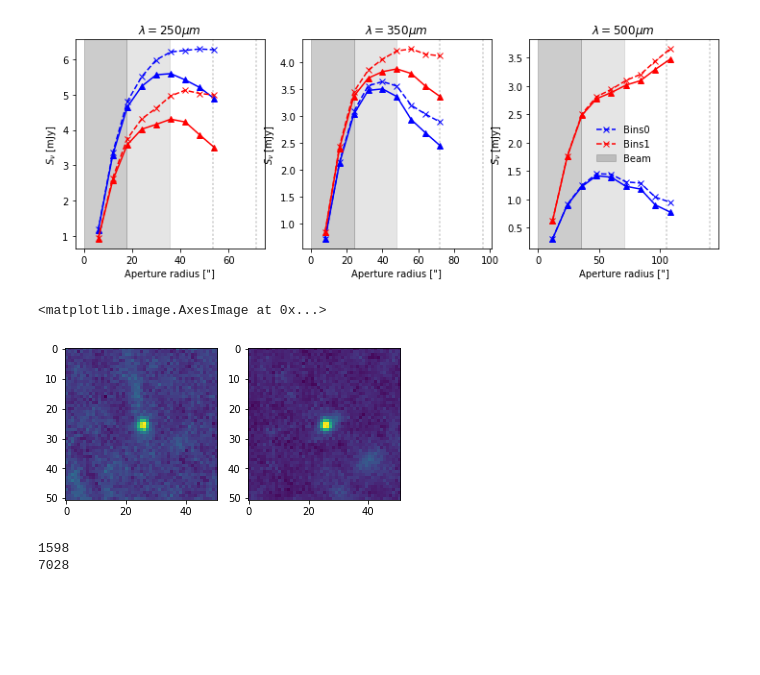
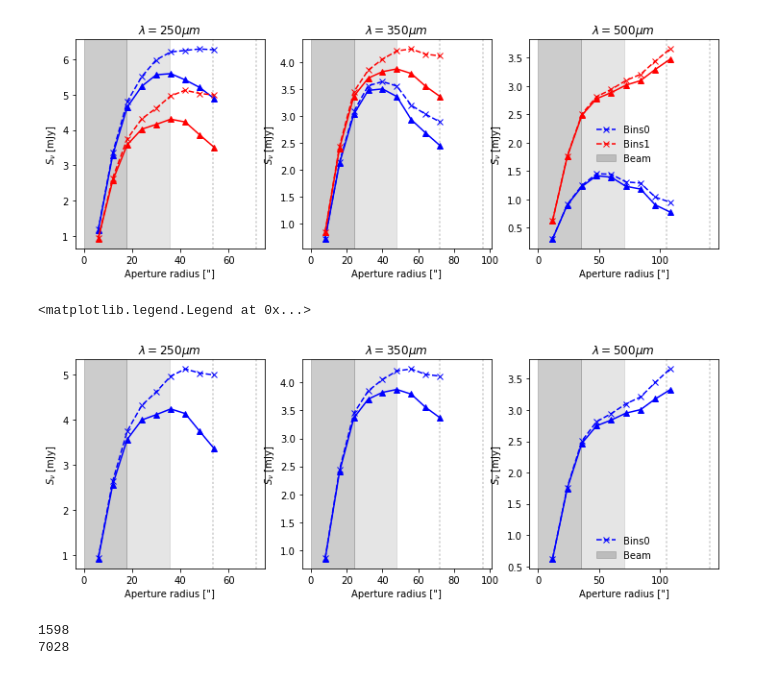
Before and after one commit to fbianchini/StacktSZ, a Jupyter notebook: plots_stacks_zbins.ipynb, the cells around one changed output. Cells and saved outputs as stored; diff of their text form; code cells hidden in the pictures; blank space fills up the shorter version.

```diff
--- a/plots_stacks_zbins.ipynb
+++ b/plots_stacks_zbins.ipynb
@@ -130,15 +126,41 @@ plt.legend(loc='best',frameon=False)
 # %% [output]
 <matplotlib.legend.Legend at 0x...>
 [figure]
-# %%
-l = 250
-plt.subplot(121)
-plt.imshow(np.concatenate([sims[l][patch][0].copy() - bkd[l][patch][0].mean() for patch in patches], axis=0).mean(0))
-plt.subplot(122)
-plt.imshow(np.concatenate([sims[l][patch][1].copy() - bkd[l][patch][1].mean() for patch in patches], axis=0).mean(0))
-# %% [output]
-<matplotlib.image.AxesImage at 0x...>
-[figure, removed]
+# %%
+ph_mean = []
+ph_mean2 = []
+cols = {0:'b', 1:'r', 2:'g', 3:'y', 4:'k', 5:'c'}
+j=1
+fig = plt.figure(figsize=(12,4))
+for lambda_ in lambdas:
+    plt.subplot(1,3,j)
+    plt.title(r'$\lambda=%d \mu m$ ' %lambda_)
+
+    for idz in xrange(len(zbins)):
+        for i in xrange(1,rmax+1):
+            ph_mean.append(GetTotPhotometryFromStacks(lambda_, idz, i, r_in=3*psf[lambda_]/reso[lambda_], r_out=4*psf[lambda_]/reso[lambda_], remove_mean=False, remove_max=15))
+            ph_mean2.append(GetTotPhotometryFromStacks(lambda_, idz, i, remove_mean=True, remove_max=15))
+
+        plt.plot(reso[lambda_]*np.arange(1,rmax+1), ph_mean,'--x', label='Bins' + str(idz), color=cols[idz])
+        plt.plot(reso[lambda_]*np.arange(1,rmax+1), ph_mean2,'-^', color=cols[idz])
+
+        ph_mean = []
+        ph_mean2 = []
+
+
+    plt.axvspan(0, psf[lambda_], alpha=0.4, color='grey', label=r'Beam')
+    plt.axvspan(psf[lambda_], 2*psf[lambda_], alpha=0.2, color='grey')
+    plt.axvline(3*psf[lambda_], ls=':', alpha=0.2, color='k')
+    plt.axvline(4*psf[lambda_], ls=':', alpha=0.2, color='k')
+#     plt.ylim([0,12])
+#     plt.xlim([0,100])
+    plt.xlabel('Aperture radius ["]')
+    plt.ylabel(r'$S_{\nu}$ [mJy]')
+    j=j+1
+plt.legend(loc='best',frameon=False)
+# %% [output]
+<matplotlib.legend.Legend at 0x...>
+[figure, added]
 # %%
 for i in xrange(2):
     print np.sum([sims[500][p][i].shape[0] for p in patches])
```
Also changed, not shown: parts of 5 cells of this notebook, 5 other files.
